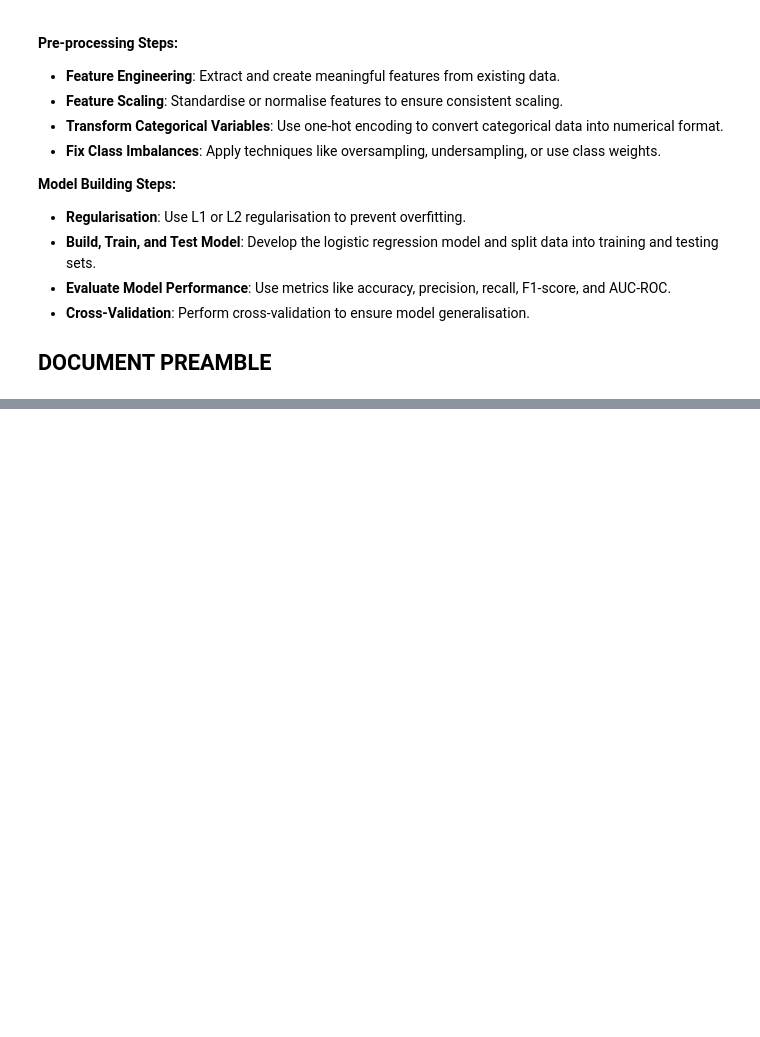
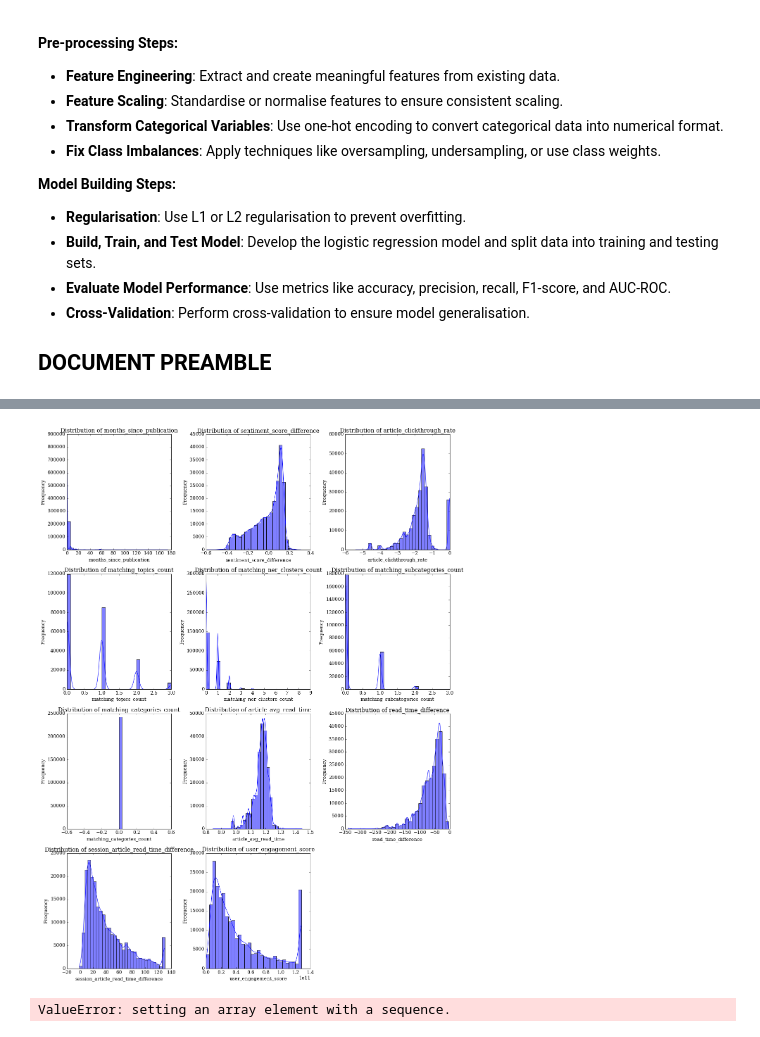
Before and after one commit to oskarhibbert/02456, a Jupyter notebook: logistic_regression.ipynb, the cells around one changed output, grey strips where cells are left out. Drawn from its saved outputs; the diff is of its cells as text; code cells hidden in the pictures; blank space fills up the shorter version.

```diff
--- a/logistic_regression.ipynb
+++ b/logistic_regression.ipynb
@@ -60,7 +65,7 @@ def load_data(version, data_type):
     return behaviors_df, history_df, articles_df, users_df
 
 # Set parameters and load data
-version = "small"
+version = "demo"
 data_type = "train"
 behaviors_df, history_df, articles_df, users_df = load_data(version, data_type)
 # %% [output]
@@ -83,0 +208,72 @@ None
+# %%
+import matplotlib.pyplot as plt
+import seaborn as sns
+
+# List of features to plot
+features_to_plot = [
+    'months_since_publication',
+    'sentiment_score_difference',
+    'article_clickthrough_rate',
+    'matching_topics_count',
+    'matching_ner_clusters_count',
+    'matching_subcategories_count',
+    'matching_categories_count',
+    'article_avg_read_time',
+    'read_time_difference',
+    'session_article_read_time_difference',
+    'user_engagement_score'
+]
+
+# Set up the matplotlib figure
+plt.figure(figsize=(15, 20))
+
+# Loop through each feature and create a subplot
+for i, feature in enumerate(features_to_plot, 1):
+    plt.subplot(4, 3, i)
+    sns.histplot(data=df_final, x=feature, kde=True, bins=30)
+    plt.title(f'Distribution of {feature}')
+    plt.xlabel(feature)
+    plt.ylabel('Frequency')
+
+plt.tight_layout()
+plt.show()
+# %% [output]
+[figure, added]
+# %%
+# Feature Engineering
+features = [
+    'impression_read_time', 'impression_article_id_inview', 'user_id',
+    'user_is_subscriber', 'impression_day_of_week_sin', 'impression_day_of_week_cos',
+    'impression_hour_sin', 'impression_hour_cos', 'impression_is_frontpage',
+    'session_avg_read_time', 'article_id', 'article_is_premium',
+    'article_ner_clusters', 'article_topics', 'article_category', 'article_subcategory',
+    'article_sentiment_score', 'article_published_year', 'article_total_inviews_log',
+    'article_total_pageviews_log', 'user_top_categories', 'user_top_subcategories',
+    'user_avg_sentiment_score', 'user_total_premium_viewed', 'user_avg_read_time',
+    'user_top_topics', 'user_top_ner_clusters'
+]
+target = 'target'
+
+# Fix Class Imbalance using RandomOverSampler
+X = df_final[features]
+y = df_final[target]
+
+oversampler = RandomOverSampler(random_state=42)
+X_resampled, y_resampled = oversampler.fit_resample(X, y)
+
+from sklearn.ensemble import RandomForestClassifier
+
+# Fit a Random Forest model to determine feature importance
+rf_model = RandomForestClassifier(n_estimators=100, random_state=42)
+rf_model.fit(X_resampled, y_resampled)
+
+# Get feature importances
+importances = rf_model.feature_importances_
+feature_importance_df = pd.DataFrame({'feature': features, 'importance': importances})
+feature_importance_df = feature_importance_df.sort_values(by='importance', ascending=False)
+
+# Print feature importances
+print("Feature importances:")
+print(feature_importance_df)
+# %% [output]
+ValueError: setting an array element with a sequence.
```
Also changed, not shown: parts of 9 cells of this notebook.
